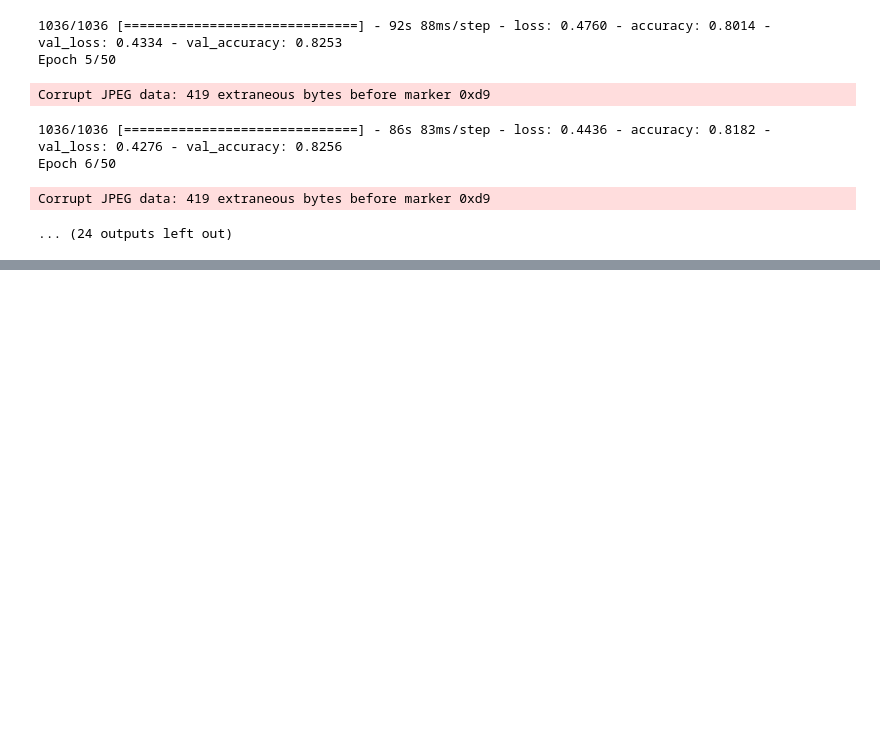
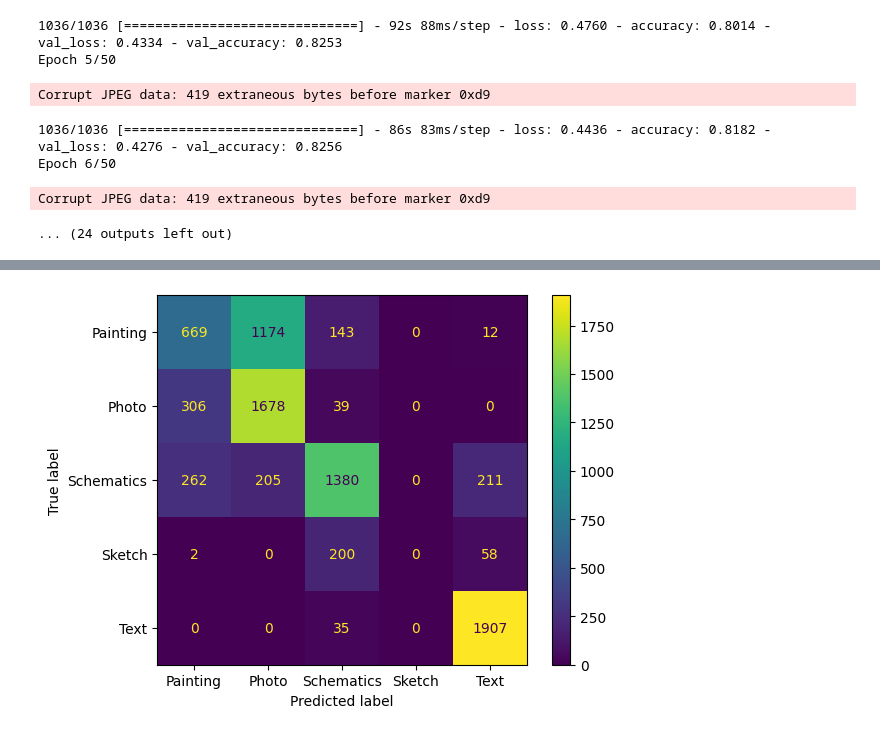
Before and after one commit to NesrineGuesmii/DataSc_Projet, a Jupyter notebook: Classification binaire.ipynb, the cells around one changed output, grey strips where cells are left out. Drawn from its saved outputs; the diff is of its cells as text; code cells hidden in the pictures; blank space fills up the shorter version.

```diff
--- a/Classification binaire.ipynb
+++ b/Classification binaire.ipynb
@@ -917,0 +1119,6 @@ Corrupt JPEG data: 419 extraneous bytes before marker 0xd9
+# %%
+y_pred_validation = model_multiclasse.predict(images_validation_multiclasse)
+y_pred_validation = np.argmax(y_pred_validation, axis=1)
+
+DrawConfusionMatrix(labels_validation_multiclasse, y_pred_validation, classes_multiclasse)
+# %% [output]
@@ -917,0 +1126 @@ Corrupt JPEG data: 419 extraneous bytes before marker 0xd9
+[figure, added]
```
Also changed, not shown: parts of 46 cells of this notebook.
